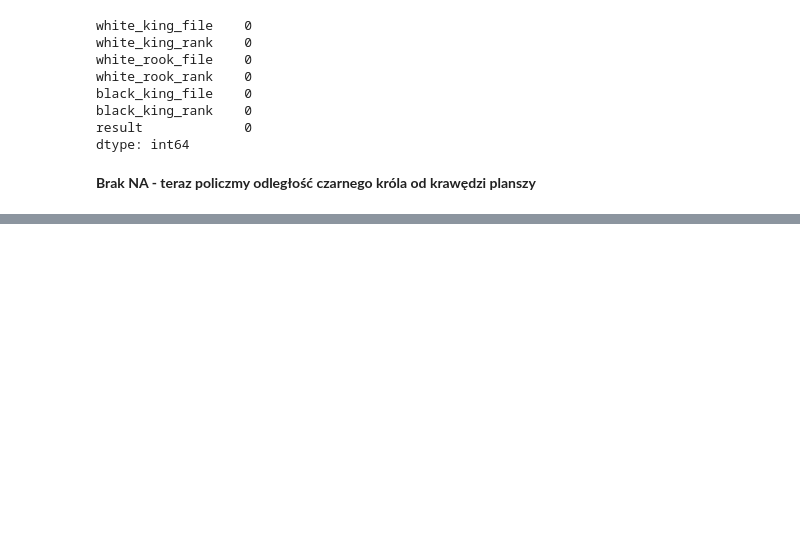
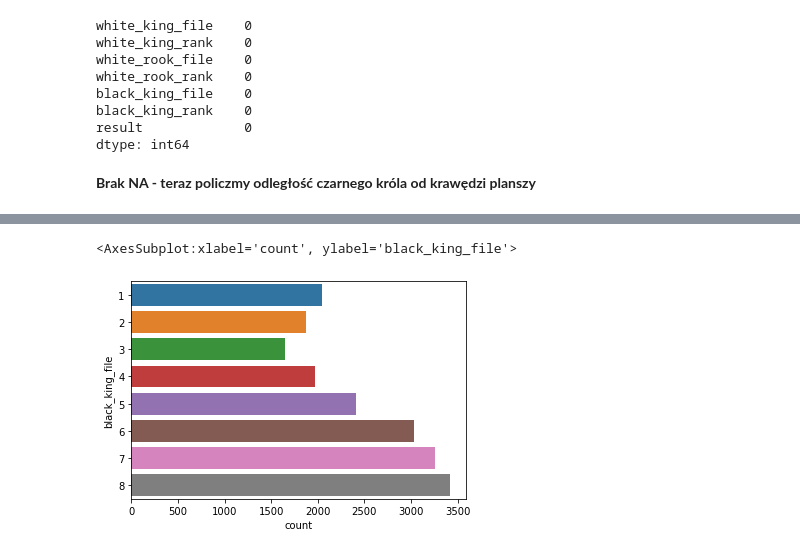
Before and after one commit to alexmal01/WUM_Proj1, a Jupyter notebook: WUMProj1Milestone1.ipynb, the cells around one changed output, grey strips where cells are left out. Drawn from its saved outputs; the diff is of its cells as text; code cells hidden in the pictures; blank space fills up the shorter version.

```diff
--- a/WUMProj1Milestone1.ipynb
+++ b/WUMProj1Milestone1.ipynb
@@ -157,0 +243,5 @@ df
+# %%
+seaborn.countplot(y = "black_king_file", data = df_train.sort_values(by = "black_king_file"),orient="h")
+# %% [output]
+<AxesSubplot:xlabel='count', ylabel='black_king_file'>
+[figure, added]
```
Also changed, not shown: parts of 31 cells of this notebook.
